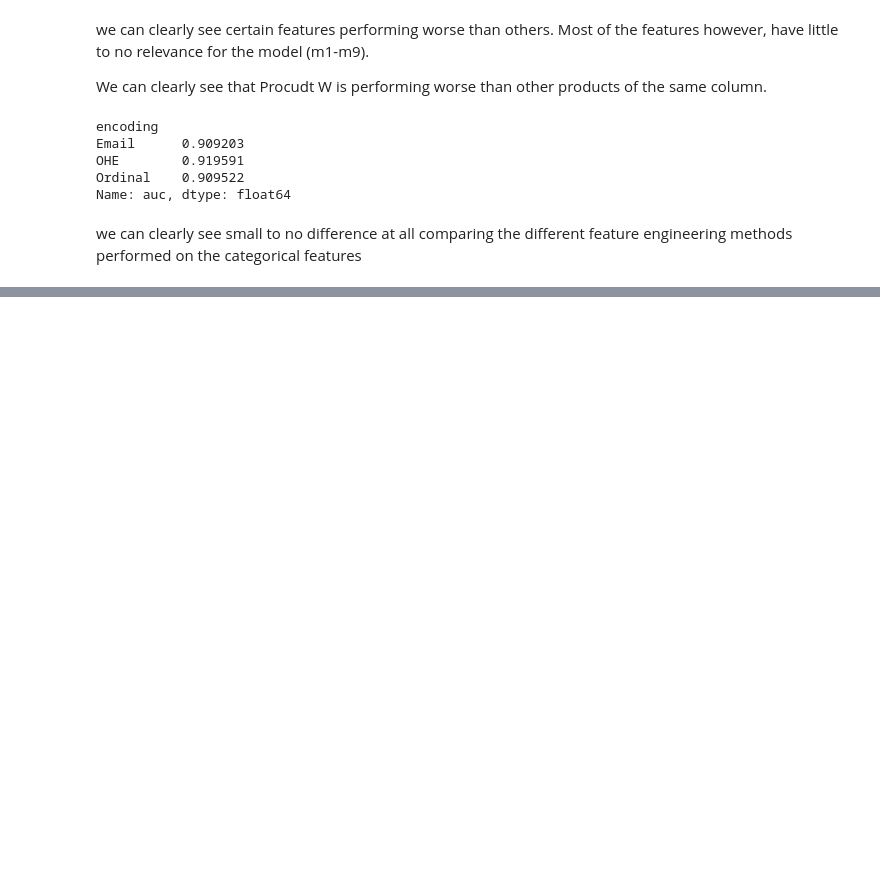
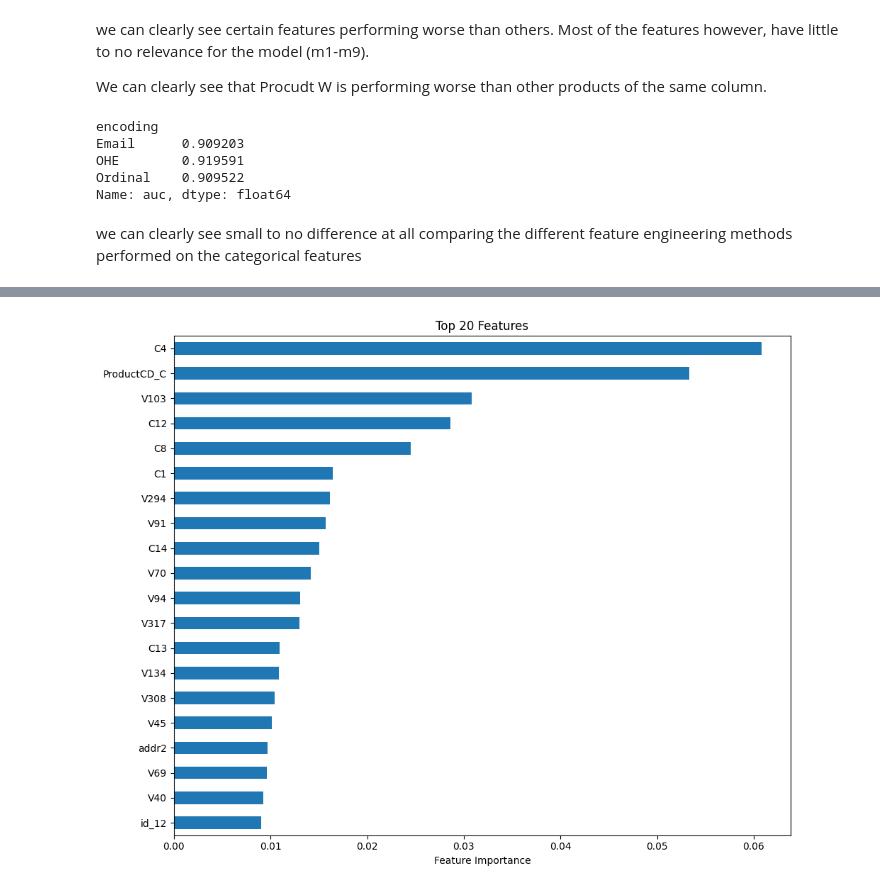
Before and after one commit to tomseidell/Fraud-Detection, a Jupyter notebook: notebooks/05_error_analysis.ipynb, the cells around one changed output, grey strips where cells are left out. Saved outputs shown, nothing was run; the diff lists cells and outputs as text; code cells hidden in the pictures; blank space fills up the shorter version.

```diff
--- a/notebooks/05_error_analysis.ipynb
+++ b/notebooks/05_error_analysis.ipynb
@@ -176,0 +256,11 @@ we can clearly see small to no difference at all comparing the different feature
+# %%
+model = pipeline.named_steps["model"] # extraxt model from pipeline
+feature_names = pipeline[:-1].transform(X_test.iloc[:1]).columns # apply pipeline to first row (pipeline without model [-1]) to get column names after transformation
+
+importances = pd.Series(
+    model.feature_importances_, # get feature importances
+    index=feature_names # assign index / names for better printing
+).sort_values(ascending=False)
+
+# print top 20 most important features
+print(importances.head(20))
@@ -176,0 +306,9 @@ we can clearly see small to no difference at all comparing the different feature
+# %%
+importances.head(20).plot.barh(figsize=(10, 8))
+plt.xlabel("Feature Importance")
+plt.title("Top 20 Features")
+plt.gca().invert_yaxis()
+plt.tight_layout()
+plt.show()
+# %% [output]
+[figure, added]
```
Also changed, not shown: parts of 9 cells of this notebook.
